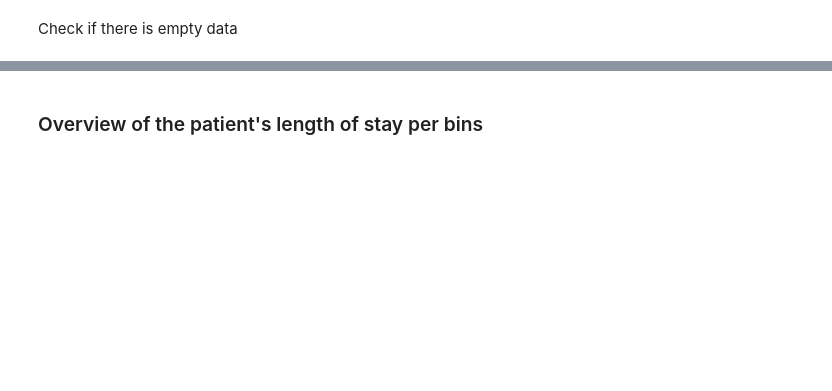
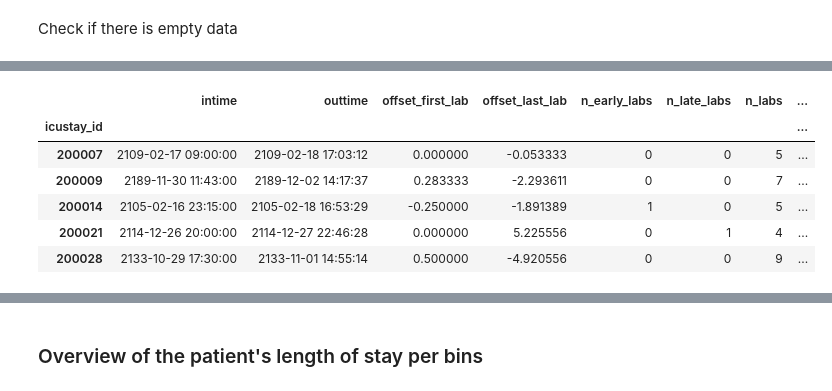
Before and after one commit to randlbem/Early_ICU_mortality_prediction_with_deep_FL, a Jupyter notebook: explotaratory_analysis.ipynb, the cells around one changed output, grey strips where cells are left out. Cells and saved outputs as stored; diff of their text form; code cells hidden in the pictures; blank space fills up the shorter version.

```diff
--- a/explotaratory_analysis.ipynb
+++ b/explotaratory_analysis.ipynb
@@ -87,0 +243,10 @@ vitals.isnull().sum().sum()
+# %%
+timings.head(5)
+# %% [output]
+|  | intime | outtime | offset_first_lab | offset_last_lab | n_early_labs | n_late_labs | n_labs | ... |
+| icustay_id |  |  |  |  |  |  |  | ... |
+| 200007 | 2109-02-17 09:00:00 | 2109-02-18 17:03:12 | 0.000000 | -0.053333 | 0 | 0 | 5 | ... |
+| 200009 | 2189-11-30 11:43:00 | 2189-12-02 14:17:37 | 0.283333 | -2.293611 | 0 | 0 | 7 | ... |
+| 200014 | 2105-02-16 23:15:00 | 2105-02-18 16:53:29 | -0.250000 | -1.891389 | 1 | 0 | 5 | ... |
+| 200021 | 2114-12-26 20:00:00 | 2114-12-27 22:46:28 | 0.000000 | 5.225556 | 0 | 1 | 4 | ... |
+| 200028 | 2133-10-29 17:30:00 | 2133-11-01 14:55:14 | 0.500000 | -4.920556 | 0 | 0 | 9 | ... |
```
Also changed, not shown: parts of 37 cells of this notebook, 1 other file.
